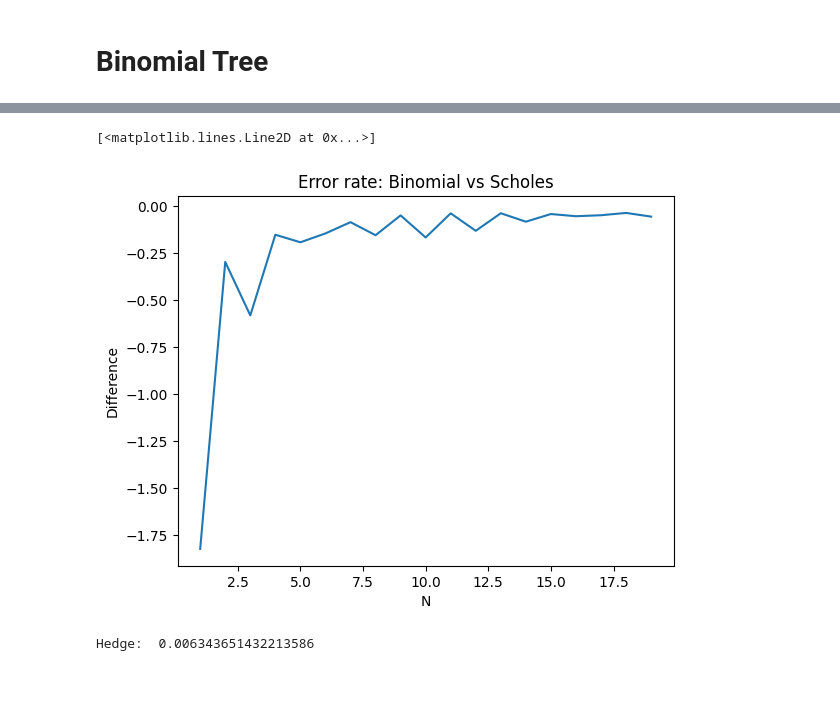
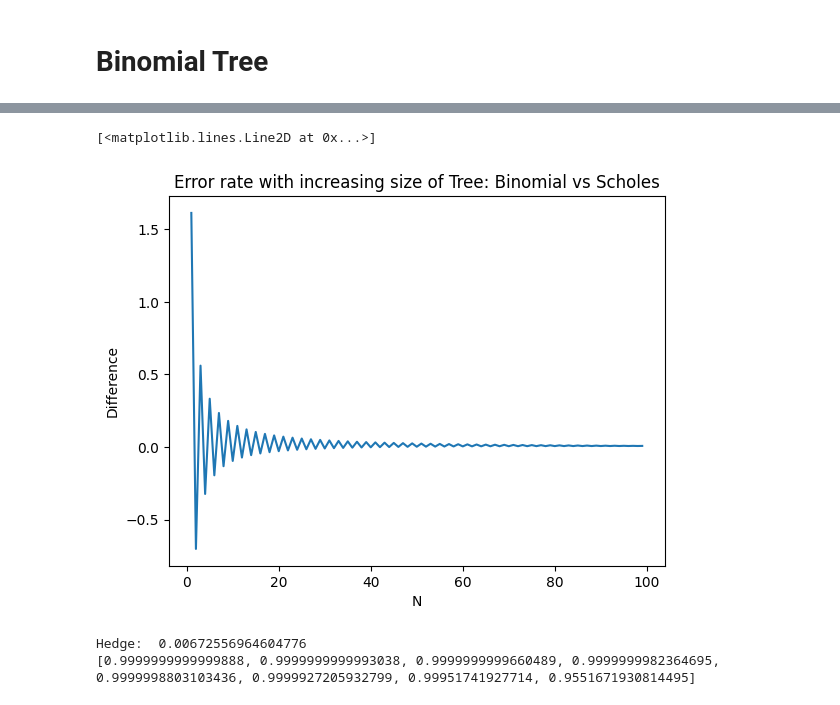
Before and after one commit to pmchrist/Comp-Finance-Assignments, a Jupyter notebook: Assignment-1.ipynb, the cells around one changed output, grey strips where cells are left out. Drawn from its saved outputs; the diff is of its cells as text; code cells hidden in the pictures.

Commit message:
Added some plots

```diff
--- a/Assignment-1.ipynb
+++ b/Assignment-1.ipynb
@@ -115,0 +128,34 @@ US Put Price:  5.0
+# %%
+# Importing Black-Scholes calculations from part 3
+from part3 import d1_d2, call_option_price
+
+# calculate option price for each n in N
+pricesBlackScholes = []
+pricesBinomial = []
+sigmas = np.linspace(0.01, 0.99, 100)
+for sigma in sigmas:
+    # Finding Black-Scholes valuation
+    d1, d2 = d1_d2(S, K, r, sigma, T)
+    tempPriceBlackScholes = call_option_price(S, K, r, T, d1, d2)
+    pricesBlackScholes.append(tempPriceBlackScholes)
+    # Finding Binomial Tree valuation
+    treeN = buildTree(S, sigma, T, N)
+    tempPriceBinomial = valueOptionMatrix(treeN, T, N, r, K, sigma)[0,0]
+    pricesBinomial.append(tempPriceBinomial)
+
+# Plotting multiple option valuations
+plt.title("Option valuation based on volatility: Binomial vs Scholes")
+plt.xlabel("Sigma")
+plt.ylabel("Value")
+plt.plot(sigmas, pricesBlackScholes, label ='Black-Scholes')
+plt.plot(sigmas, pricesBinomial, label ='Binomial')
+plt.legend()
+plt.show()
+
+# Plotting their difference
+plt.title("Option valuation based on volatility Difference: Binomial vs Scholes")
+plt.xlabel("Sigma")
+plt.ylabel("Value")
+difference = np.subtract(pricesBlackScholes, pricesBinomial)
+plt.plot(sigmas, difference)
+plt.show()
@@ -116,32 +165,28 @@ US Put Price:  5.0
 # %%
 # Option params
-sigma = 0.1
-S = 80
-T = 1.0
-N_arr = np.arange(1, 20)  # Play around with different ranges of N and step sizes (1,300)
-K = 85
-r = 0.1
+sigma = 0.2
+N_arr = np.arange(1, 100)  # Play around with different ranges of N and step sizes (1,300)
 
 # Calculate the option price for the correct parameters
 from part3 import d1_d2, call_option_price
 d1, d2 = d1_d2(S, K, r, sigma, T)
 optionPriceAnalytical = call_option_price(S, K, r, T, d1, d2)
 
 # calculate option price for each n in N
 priceApproximatedly = []
 for n in N_arr:
     treeN = buildTree(S, sigma, T, n)
     priceApproximatedly.append(valueOptionMatrix(treeN, T, n, r, K, sigma)[0,0])
 
 # use matplotlib to plot the analytical value
 # and the approximated value for each n
-plt.title("Error rate: Binomial vs Scholes")
+plt.title("Error rate with increasing size of Tree: Binomial vs Scholes")
 plt.xlabel("N")
 plt.ylabel("Difference")
 plt.plot(N_arr, [y-optionPriceAnalytical for y in priceApproximatedly])
 # %% [output]
 [<matplotlib.lines.Line2D at 0x...>]
-[figure, old version]
+[figure, new version]
 # %%
 # Hedge
 
@@ -163,4 +208,5 @@ from part3 import GBM_euler_mthod
 stock_prices, call_option_prices, all_call_options_hedged_daily, put_option_prices, deltas, all_daily_deltas = GBM_euler_mthod(S, 365, N)
 print(deltas)
 # %% [output]
-Hedge:  0.006343651432213586
+Hedge:  0.00672556964604776
+[0.9999999999999888, 0.9999999999993038, 0.9999999999660489, 0.9999999982364695, 0.9999998803103436, 0.9999927205932799, 0.99951741927714, 0.9551671930814495]
```
Also changed, not shown: parts of 6 cells of this notebook.
